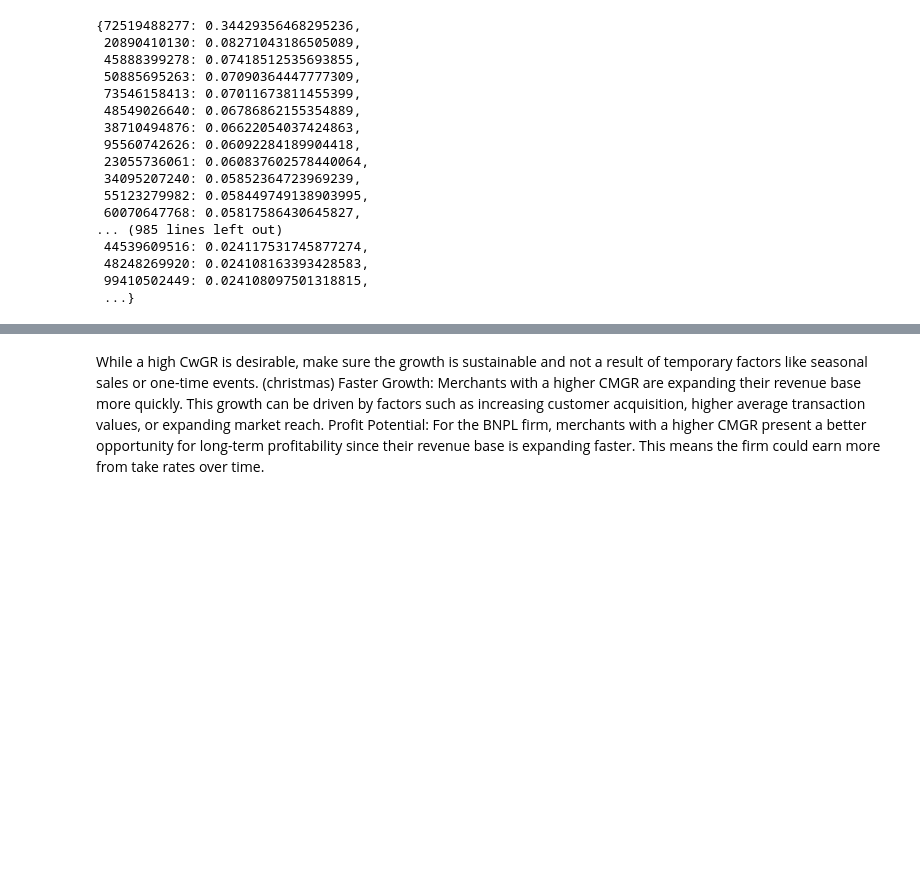
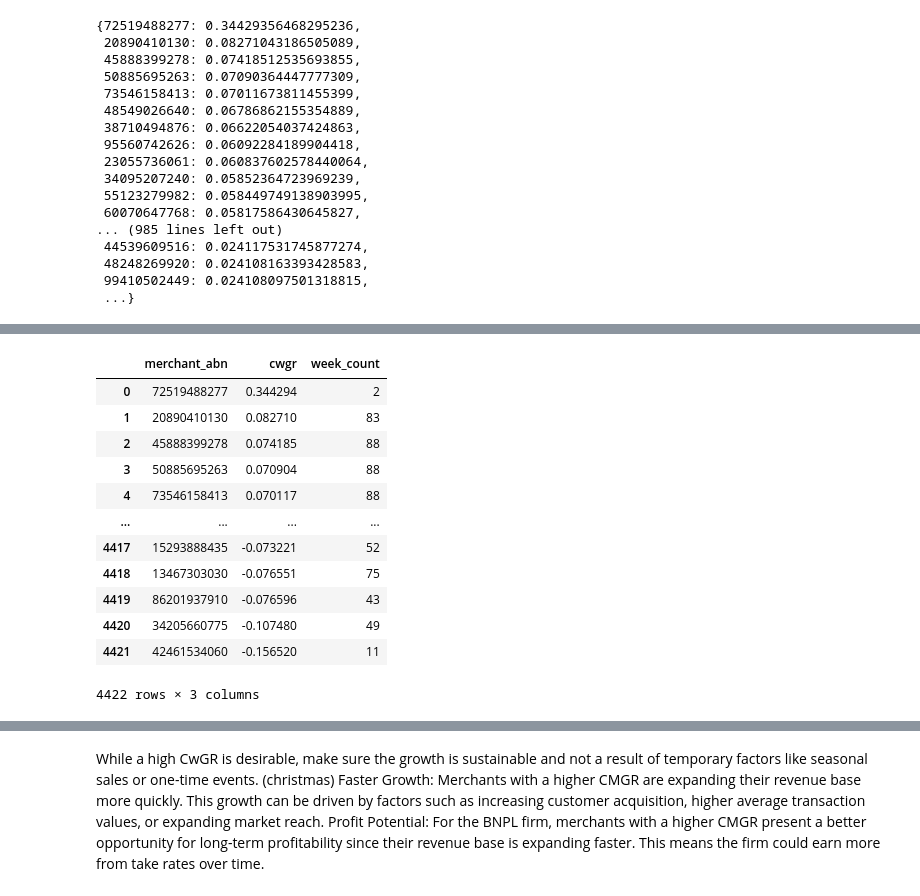
Before and after one commit to MAST30034-AppliedDataScience/project-2-group-buy-now-pay-later-industry-project-24, a Jupyter notebook: notebooks/merchant_future.ipynb, the cells around one changed output, grey strips where cells are left out. Cells and saved outputs as stored; diff of their text form; code cells hidden in the pictures; blank space fills up the shorter version.

```diff
--- a/notebooks/merchant_future.ipynb
+++ b/notebooks/merchant_future.ipynb
@@ -249,3 +250,7 @@ sorted_merchant_cwgr
  48248269920: 0.024108163393428583,
  99410502449: 0.024108097501318815,
  ...}
+# %%
+# Convert the sorted dictionary to a DataFrame
+sorted_merchant_cwgr_df = pd.DataFrame(list(sorted_merchant_cwgr.items()), columns=['merchant_abn', 'cwgr'])
+sorted_merchant_cwgr_df
@@ -251,0 +294,25 @@ sorted_merchant_cwgr
+# %%
+# Reset the index of weekly_aggregation to include merchant_abn as a column
+weekly_aggregation_reset = weekly_aggregation.reset_index()
+
+# Drop duplicate rows to ensure we only have one row per merchant_abn with the week_count
+weekly_aggregation_unique = weekly_aggregation_reset[['merchant_abn', 'week_count']].drop_duplicates()
+
+# Merge the DataFrames on merchant_abn
+merged_df = pd.merge(sorted_merchant_cwgr_df, weekly_aggregation_unique, on='merchant_abn', how='left')
+
+merged_df
+# %% [output]
+|  | merchant_abn | cwgr | week_count |
+| 0 | 72519488277 | 0.344294 | 2 |
+| 1 | 20890410130 | 0.082710 | 83 |
+| 2 | 45888399278 | 0.074185 | 88 |
+| 3 | 50885695263 | 0.070904 | 88 |
+| 4 | 73546158413 | 0.070117 | 88 |
+| ... | ... | ... | ... |
+| 4417 | 15293888435 | -0.073221 | 52 |
+| 4418 | 13467303030 | -0.076551 | 75 |
+| 4419 | 86201937910 | -0.076596 | 43 |
+| 4420 | 34205660775 | -0.107480 | 49 |
+| 4421 | 42461534060 | -0.156520 | 11 |
+4422 rows × 3 columns
```
Also changed, not shown: parts of 11 cells of this notebook.
